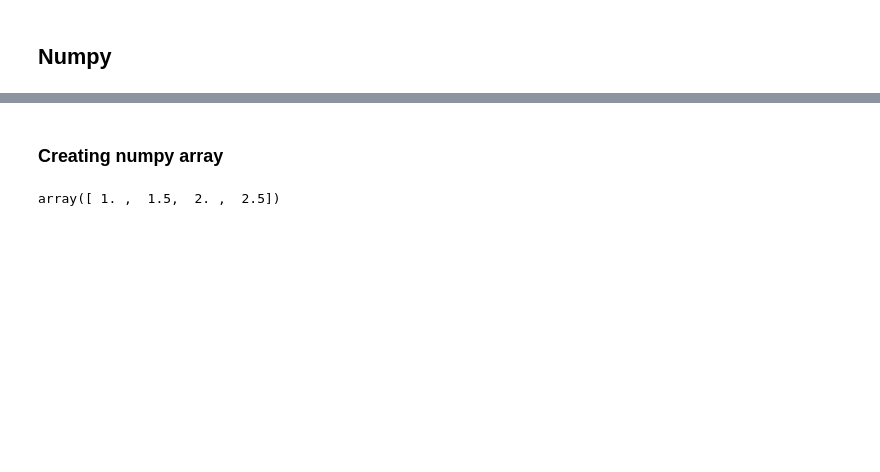
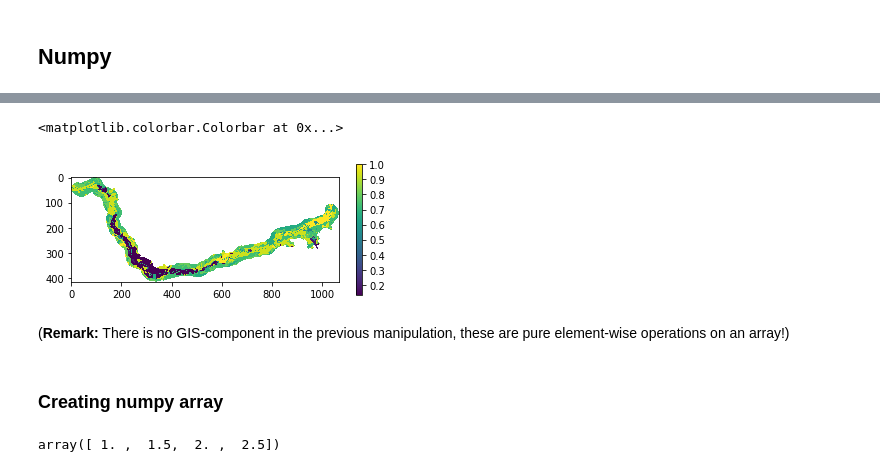
Before and after one commit to stijnvanhoey/course_gis_scripting, a Jupyter notebook: _solved/02-scientific-python-introduction.ipynb, the cells around one changed output, grey strips where cells are left out. Drawn from its saved outputs; the diff is of its cells as text; code cells hidden in the pictures; blank space fills up the shorter version.

```diff
--- a/_solved/02-scientific-python-introduction.ipynb
+++ b/_solved/02-scientific-python-introduction.ipynb
@@ -12,3 +121,11 @@ import numpy as np
+# %%
+plt.imshow(nete_bodem_rescaled)
+plt.colorbar(shrink=0.6)
+# %% [output]
+<matplotlib.colorbar.Colorbar at 0x...>
+[figure, added]
+# %% [markdown]
+(**Remark:** There is no GIS-component in the previous manipulation, these are pure element-wise operations on an array!)
 # %% [markdown]
 ### Creating numpy array
 # %%
```
Also changed, not shown: parts of 115 cells of this notebook, 2 other files.
